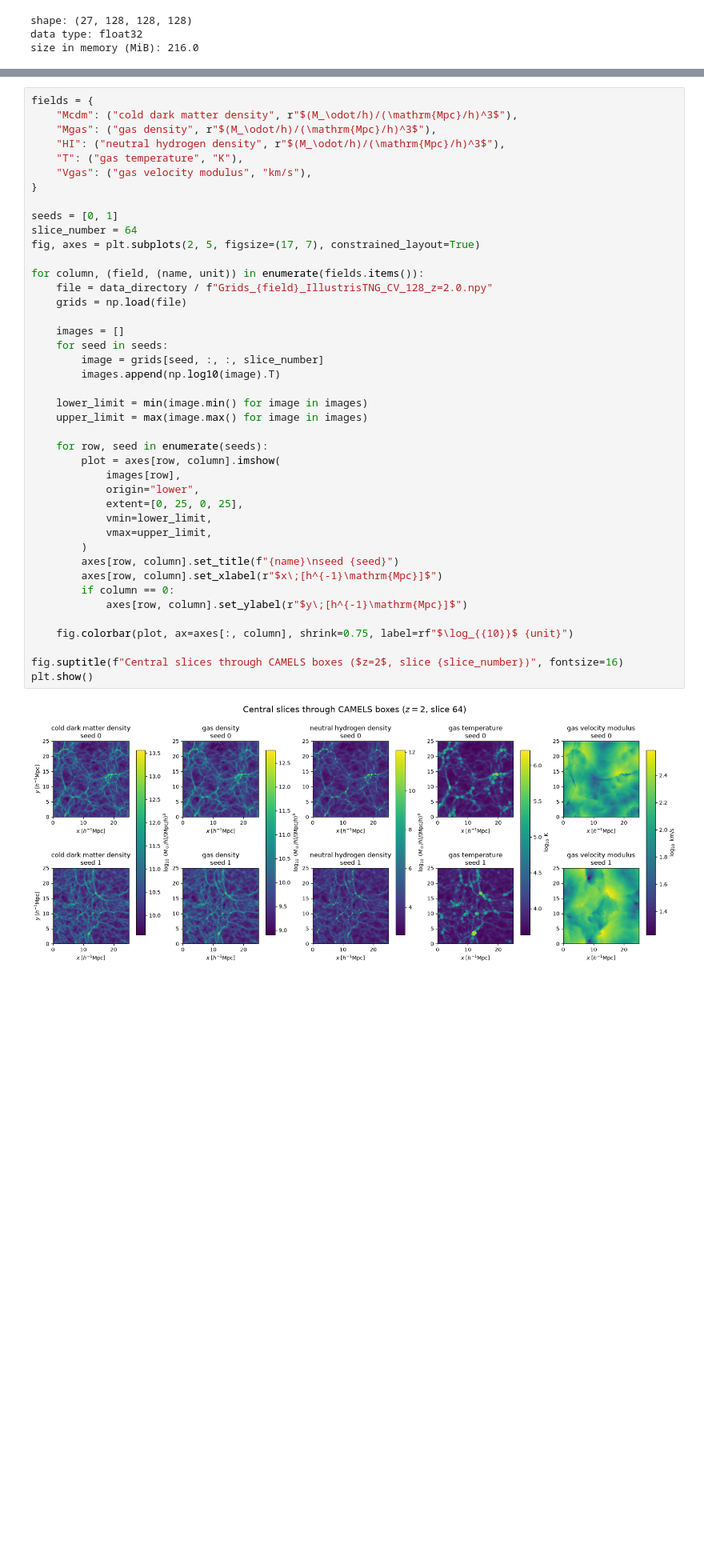
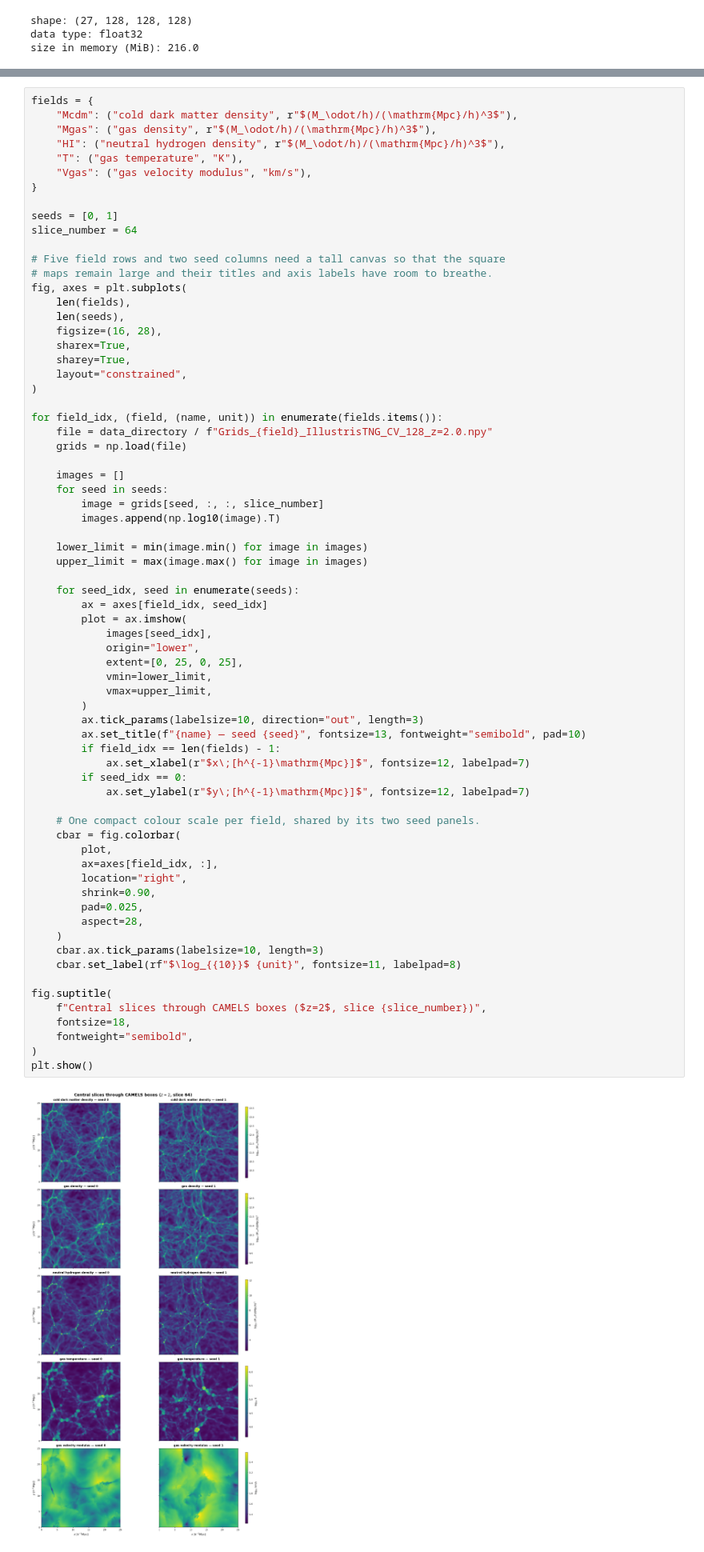
Before and after one commit to soumak-maitra/CC2-ML_for_Cosmological_Fields, a Jupyter notebook: Hands-On/CAMELS_visualization_and_Lya_forest.ipynb, the cells around one changed output, grey strips where cells are left out. Shown at 80% size. Cells and saved outputs as stored; diff of their text form; blank space fills up the shorter version.

```diff
--- a/Hands-On/CAMELS_visualization_and_Lya_forest.ipynb
+++ b/Hands-On/CAMELS_visualization_and_Lya_forest.ipynb
@@ -99,45 +99,72 @@ fields = {
     "Mcdm": ("cold dark matter density", r"$(M_\odot/h)/(\mathrm{Mpc}/h)^3$"),
     "Mgas": ("gas density", r"$(M_\odot/h)/(\mathrm{Mpc}/h)^3$"),
     "HI": ("neutral hydrogen density", r"$(M_\odot/h)/(\mathrm{Mpc}/h)^3$"),
     "T": ("gas temperature", "K"),
     "Vgas": ("gas velocity modulus", "km/s"),
 }
 
 seeds = [0, 1]
 slice_number = 64
-fig, axes = plt.subplots(2, 5, figsize=(17, 7), constrained_layout=True)
 
-for column, (field, (name, unit)) in enumerate(fields.items()):
+# Five field rows and two seed columns need a tall canvas so that the square
+# maps remain large and their titles and axis labels have room to breathe.
+fig, axes = plt.subplots(
+    len(fields),
+    len(seeds),
+    figsize=(16, 28),
+    sharex=True,
+    sharey=True,
+    layout="constrained",
+)
+
+for field_idx, (field, (name, unit)) in enumerate(fields.items()):
     file = data_directory / f"Grids_{field}_IllustrisTNG_CV_128_z=2.0.npy"
     grids = np.load(file)
 
     images = []
     for seed in seeds:
         image = grids[seed, :, :, slice_number]
         images.append(np.log10(image).T)
 
     lower_limit = min(image.min() for image in images)
     upper_limit = max(image.max() for image in images)
 
-    for row, seed in enumerate(seeds):
-        plot = axes[row, column].imshow(
-            images[row],
+    for seed_idx, seed in enumerate(seeds):
+        ax = axes[field_idx, seed_idx]
+        plot = ax.imshow(
+            images[seed_idx],
             origin="lower",
             extent=[0, 25, 0, 25],
             vmin=lower_limit,
             vmax=upper_limit,
         )
-        axes[row, column].set_title(f"{name}\nseed {seed}")
-        axes[row, column].set_xlabel(r"$x\;[h^{-1}\mathrm{Mpc}]$")
-        if column == 0:
-            axes[row, column].set_ylabel(r"$y\;[h^{-1}\mathrm{Mpc}]$")
+        ax.tick_params(labelsize=10, direction="out", length=3)
+        ax.set_title(f"{name} — seed {seed}", fontsize=13, fontweight="semibold", pad=10)
+        if field_idx == len(fields) - 1:
+            ax.set_xlabel(r"$x\;[h^{-1}\mathrm{Mpc}]$", fontsize=12, labelpad=7)
+        if seed_idx == 0:
+            ax.set_ylabel(r"$y\;[h^{-1}\mathrm{Mpc}]$", fontsize=12, labelpad=7)
 
-    fig.colorbar(plot, ax=axes[:, column], shrink=0.75, label=rf"$\log_{{10}}$ {unit}")
+    # One compact colour scale per field, shared by its two seed panels.
+    cbar = fig.colorbar(
+        plot,
+        ax=axes[field_idx, :],
+        location="right",
+        shrink=0.90,
+        pad=0.025,
+        aspect=28,
+    )
+    cbar.ax.tick_params(labelsize=10, length=3)
+    cbar.set_label(rf"$\log_{{10}}$ {unit}", fontsize=11, labelpad=8)
 
-fig.suptitle(f"Central slices through CAMELS boxes ($z=2$, slice {slice_number})", fontsize=16)
+fig.suptitle(
+    f"Central slices through CAMELS boxes ($z=2$, slice {slice_number})",
+    fontsize=18,
+    fontweight="semibold",
+)
 plt.show()
 # %% [output]
-[figure, old version]
+[figure, new version]
 # %% [markdown]
 ## 1.6 Save the comparison figure
 
```
Also changed, not shown: parts of 25 cells of this notebook, 33 other files.
